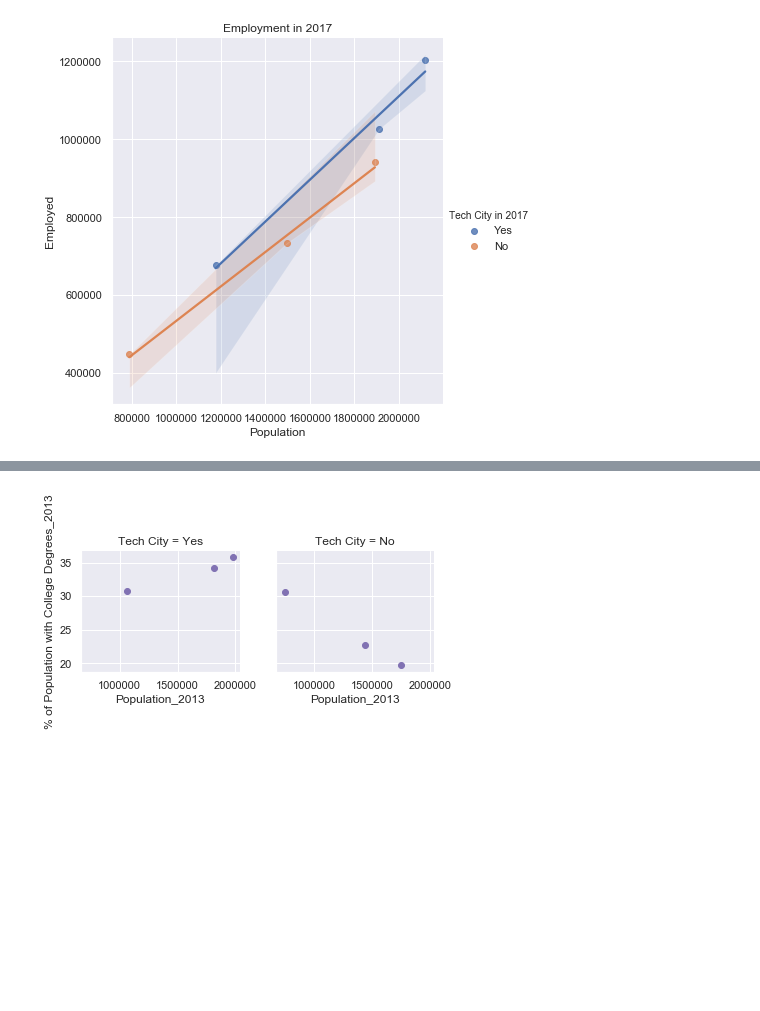
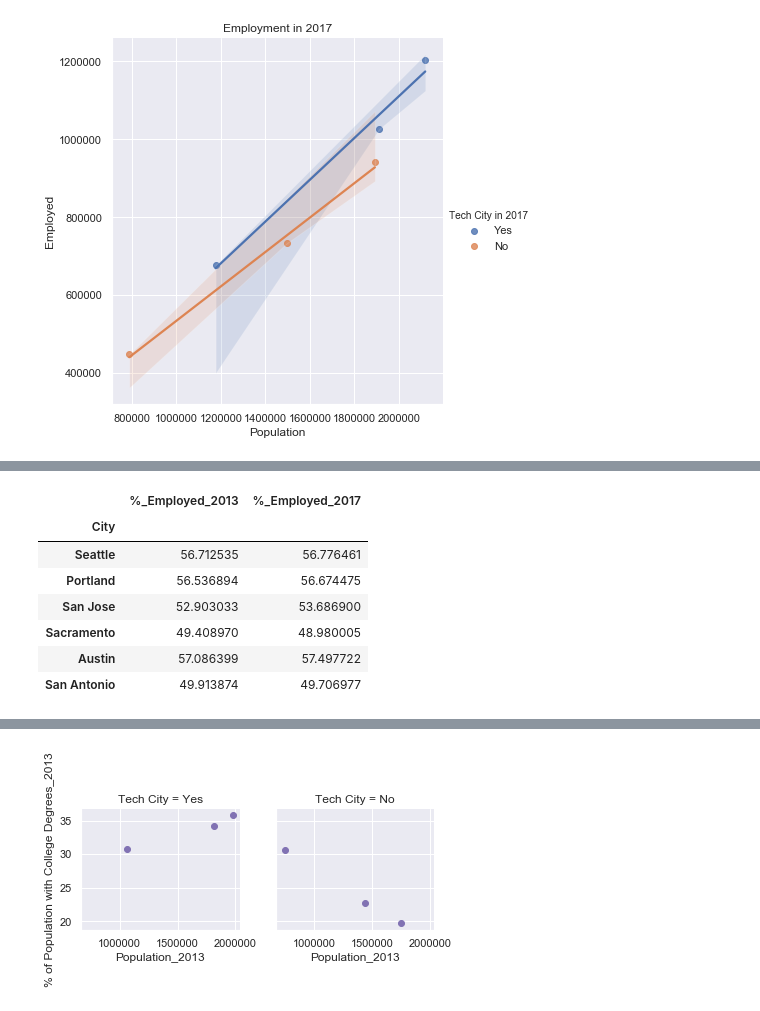
Before and after one commit to mrcjbf/project-one-repo, a Jupyter notebook: NotebooksAndData/census_api.ipynb, the cells around one changed output, grey strips where cells are left out. Saved outputs shown, nothing was run; the diff lists cells and outputs as text; code cells hidden in the pictures; blank space fills up the shorter version.

```diff
--- a/NotebooksAndData/census_api.ipynb
+++ b/NotebooksAndData/census_api.ipynb
@@ -377,3 +391,20 @@ tech_2017.savefig("../Output/Employment_2017.png")
+# %%
+employment_2017["%_Employed"] = employment_2017["Employed"]/employment_2017["Population"]*100
+
+merged_employment = pd.merge(employment_2013,employment_2017, on='Name', how='outer', suffixes=('_2013', '_2017'))
+merged_employment["City"] = ["Seattle", "Portland", "San Jose", "Sacramento", "Austin", "San Antonio"]
+merged_employment1 = merged_employment[["City", "%_Employed_2013", "%_Employed_2017"]]
+merged_employment1 = merged_employment1.set_index("City")
+merged_employment1
+# %% [output]
+|  | %_Employed_2013 | %_Employed_2017 |
+| City |  |  |
+| Seattle | 56.712535 | 56.776461 |
+| Portland | 56.536894 | 56.674475 |
+| San Jose | 52.903033 | 53.686900 |
+| Sacramento | 49.408970 | 48.980005 |
+| Austin | 57.086399 | 57.497722 |
+| San Antonio | 49.913874 | 49.706977 |
 # %%
 #Merge yearly df to one df
 merged_census = pd.merge(county_frames_df_2013,county_frames_df_2014, on='Name', how='outer', suffixes=('_2013', '_2014'))
```
Also changed, not shown: parts of 11 cells of this notebook, 5 other files.
